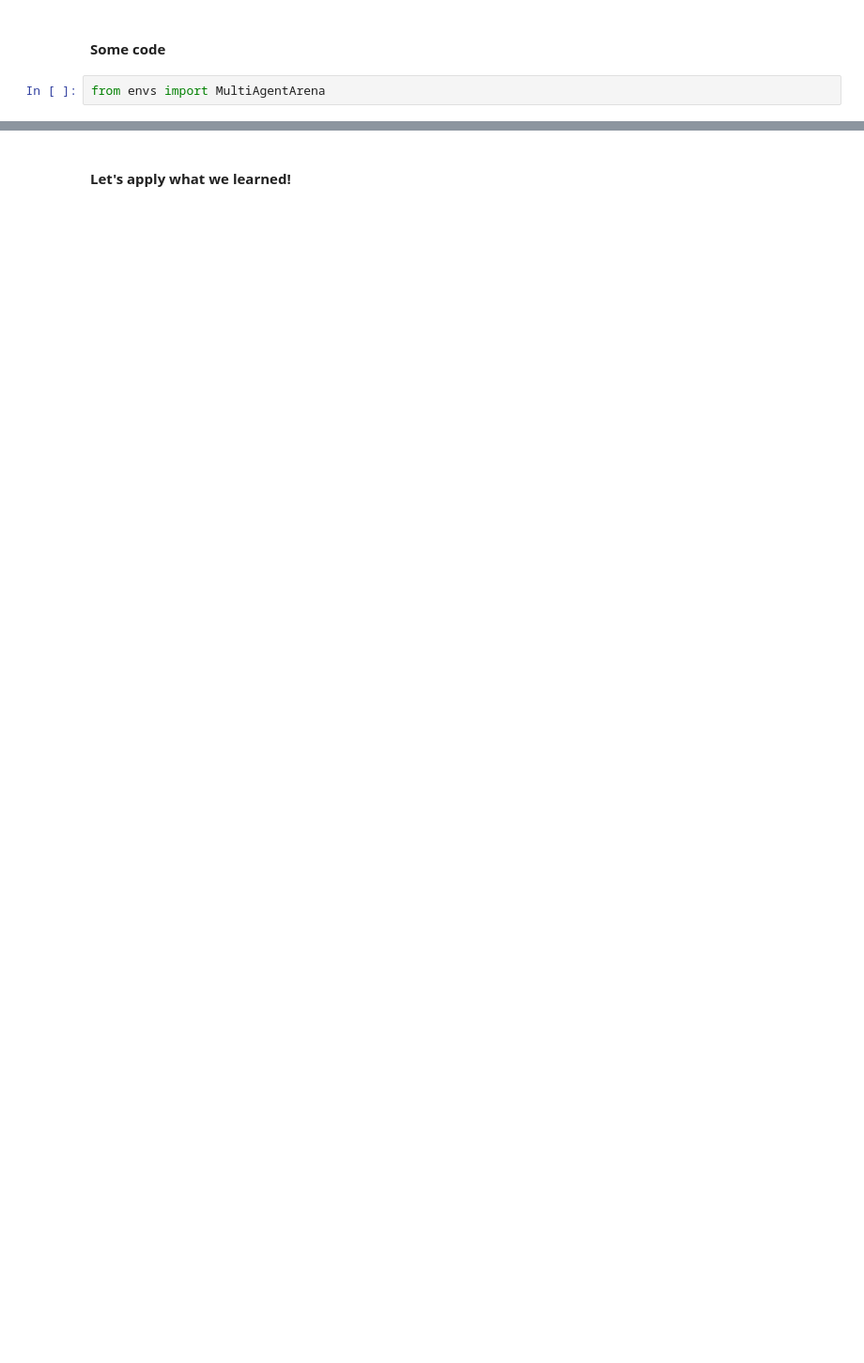
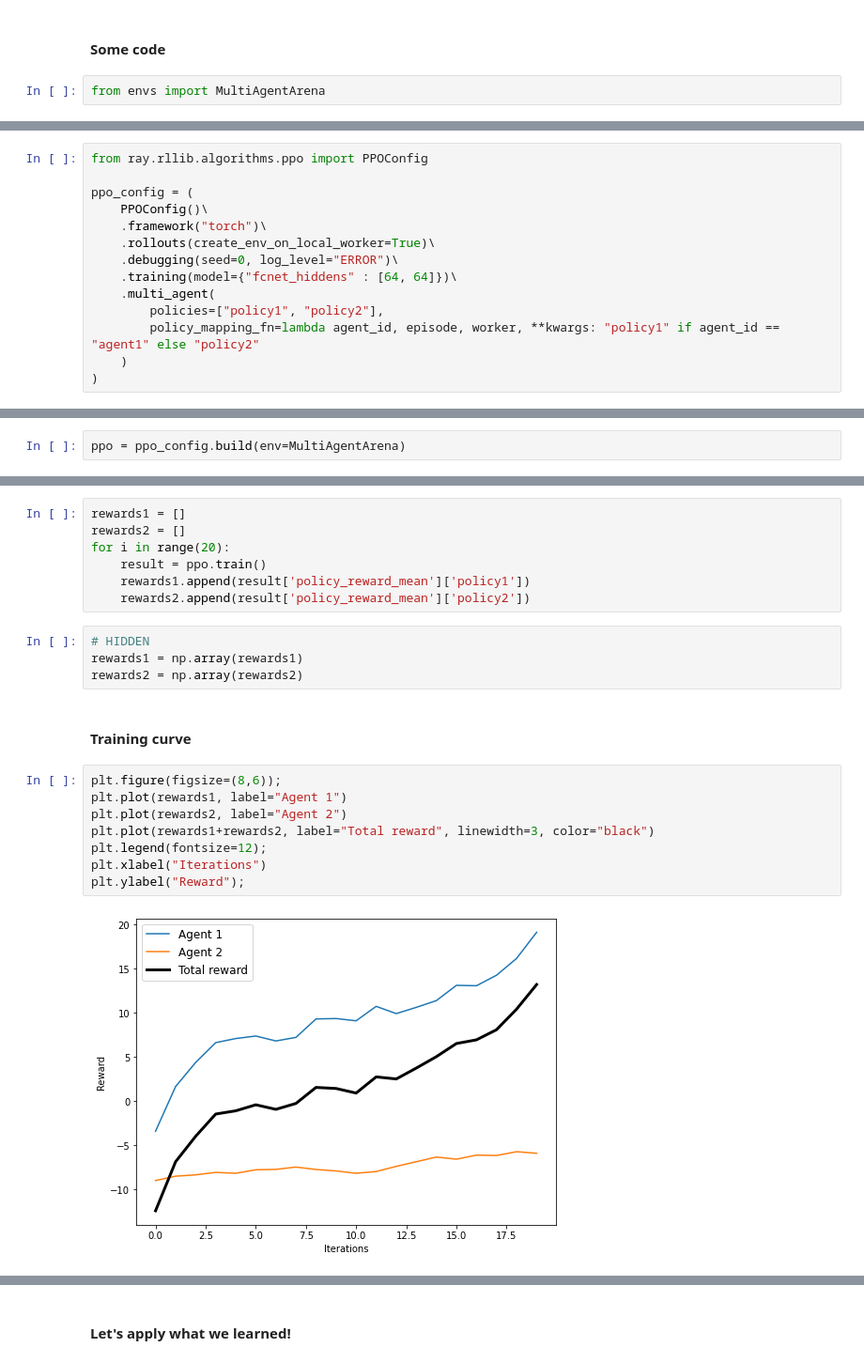
Before and after one commit to anyscale/rl-course, a Jupyter notebook: notebooks/02-rllib/02_04_multi-agent-example.ipynb, the cells around one changed output, grey strips where cells are left out. Shown at 94% size. Drawn from its saved outputs; the diff is of its cells as text; blank space fills up the shorter version.

Commit message:
good progress on multi-agent 2.4

```diff
--- a/notebooks/02-rllib/02_04_multi-agent-example.ipynb
+++ b/notebooks/02-rllib/02_04_multi-agent-example.ipynb
@@ -102,4 +93,20 @@ AttributeError: 'MultiAgentArena' object has no attribute '_agent_ids'
+# %%
+from ray.rllib.algorithms.ppo import PPOConfig
+
+ppo_config = (
+    PPOConfig()\
+    .framework("torch")\
+    .rollouts(create_env_on_local_worker=True)\
+    .debugging(seed=0, log_level="ERROR")\
+    .training(model={"fcnet_hiddens" : [64, 64]})\
+    .multi_agent(
+        policies=["policy1", "policy2"],
+        policy_mapping_fn=lambda agent_id, episode, worker, **kwargs: "policy1" if agent_id == "agent1" else "policy2"
+    )
+)
 # %% [markdown]
 #### Multi-policy
 
 ![](img/from_single_agent_to_multi_agent.png)
+# %%
+ppo = ppo_config.build(env=MultiAgentArena)
@@ -105,0 +118,23 @@ AttributeError: 'MultiAgentArena' object has no attribute '_agent_ids'
+# %%
+rewards1 = []
+rewards2 = []
+for i in range(20):
+    result = ppo.train()
+    rewards1.append(result['policy_reward_mean']['policy1'])
+    rewards2.append(result['policy_reward_mean']['policy2'])
+# %%
+# HIDDEN
+rewards1 = np.array(rewards1)
+rewards2 = np.array(rewards2)
+# %% [markdown]
+#### Training curve
+# %%
+plt.figure(figsize=(8,6));
+plt.plot(rewards1, label="Agent 1")
+plt.plot(rewards2, label="Agent 2")
+plt.plot(rewards1+rewards2, label="Total reward", linewidth=3, color="black")
+plt.legend(fontsize=12);
+plt.xlabel("Iterations")
+plt.ylabel("Reward");
+# %% [output]
+[figure, added]
```
Also changed, not shown: parts of 27 cells of this notebook, 3 other files.
